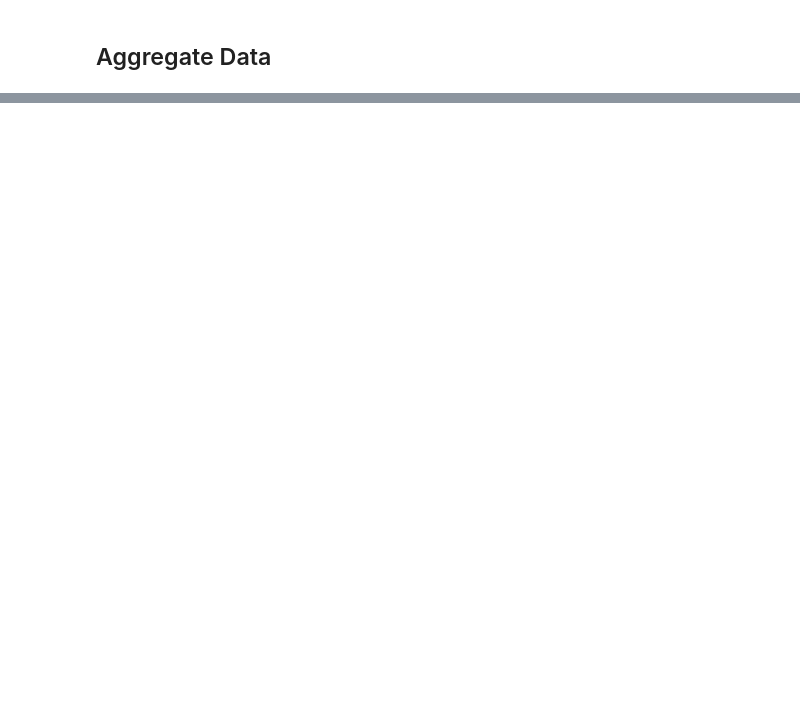
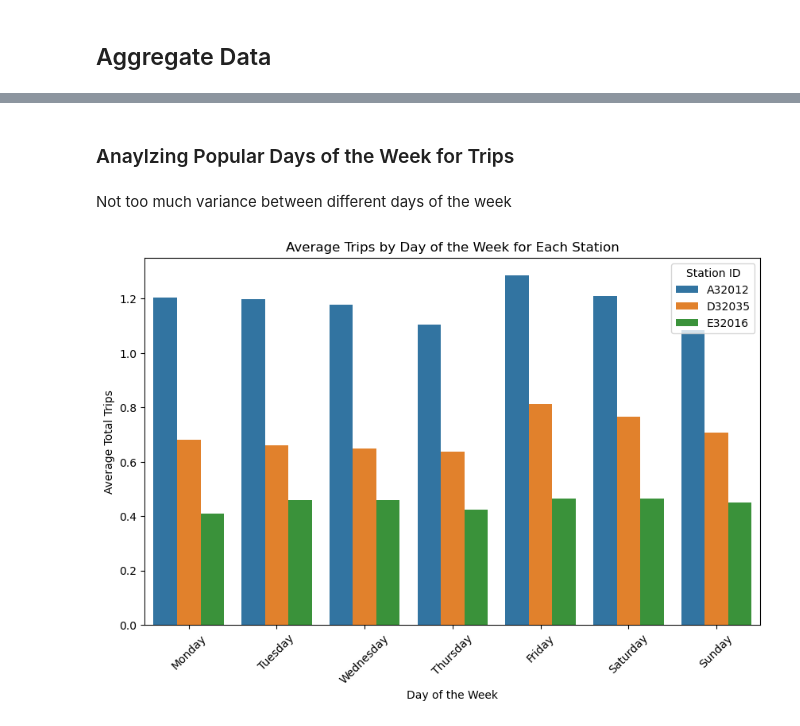
Before and after one commit to jamesyoung-15/Bluebikes-Availability-Predictor, a Jupyter notebook: notebook/notebook-v2.ipynb, the cells around one changed output, grey strips where cells are left out. Cells and saved outputs as stored; diff of their text form; code cells hidden in the pictures; blank space fills up the shorter version.

```diff
--- a/notebook/notebook-v2.ipynb
+++ b/notebook/notebook-v2.ipynb
@@ -228,0 +329,23 @@ Below I will do some basic trip data inspection, looking through total number of
+# %% [markdown]
+### Anaylzing Popular Days of the Week for Trips
+# %% [markdown]
+Not too much variance between different days of the week
+# %%
+# Group by day of the week and station
+weekday_trips = base_df.groupby(["day_of_week", "station_id"])["total_trips"].mean().reset_index()
+
+# Map day_of_week to names for better readability
+weekday_mapping = {0: "Monday", 1: "Tuesday", 2: "Wednesday", 3: "Thursday", 4: "Friday", 5: "Saturday", 6: "Sunday"}
+weekday_trips["day_of_week"] = weekday_trips["day_of_week"].map(weekday_mapping)
+
+# Plot average trips by day of the week
+plt.figure(figsize=(10, 6))
+sns.barplot(data=weekday_trips, x="day_of_week", y="total_trips", hue="station_id")
+plt.title("Average Trips by Day of the Week for Each Station")
+plt.xlabel("Day of the Week")
+plt.ylabel("Average Total Trips")
+plt.legend(title="Station ID")
+plt.xticks(rotation=45)
+plt.show()
+# %% [output]
+[figure, added]
```
Also changed, not shown: parts of 35 cells of this notebook, 6 other files.
